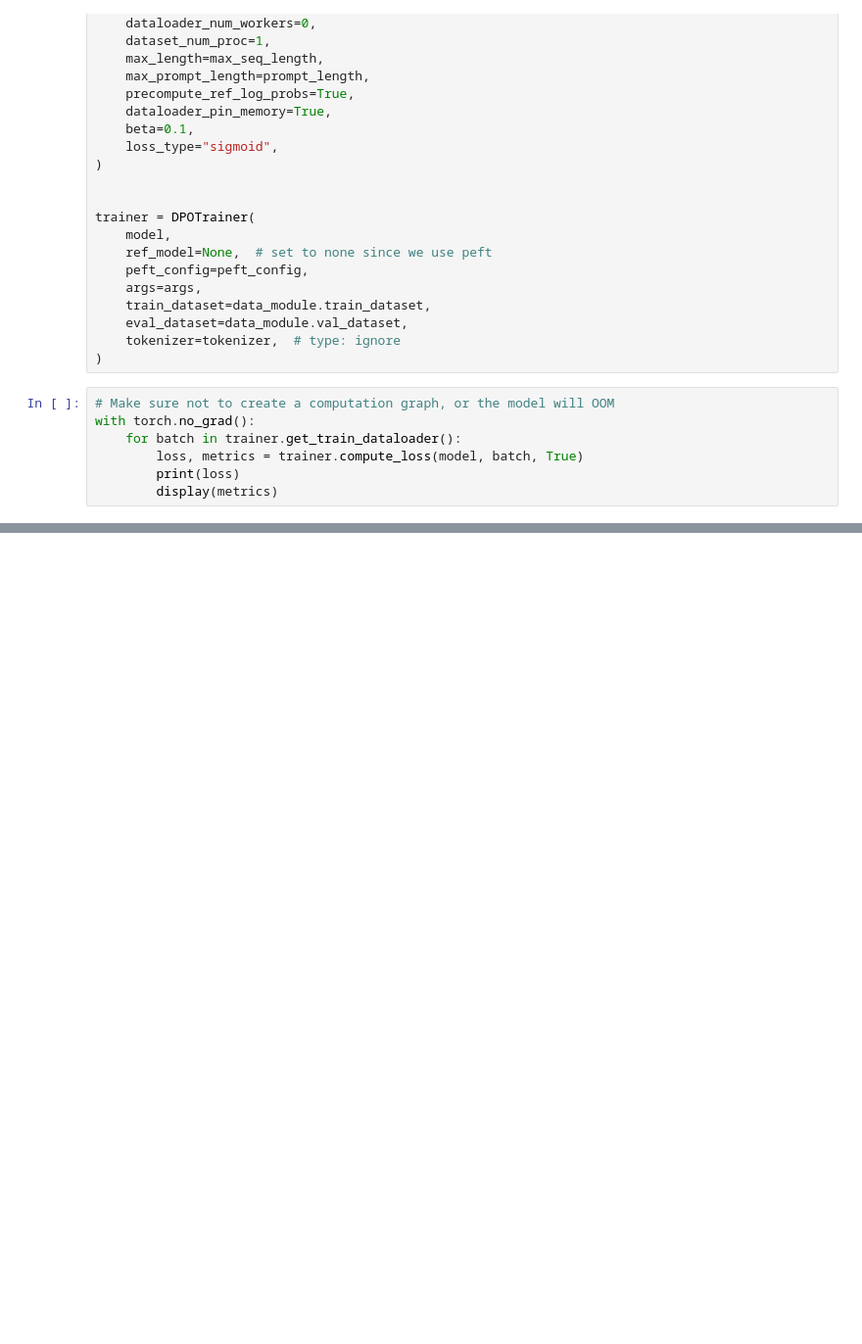
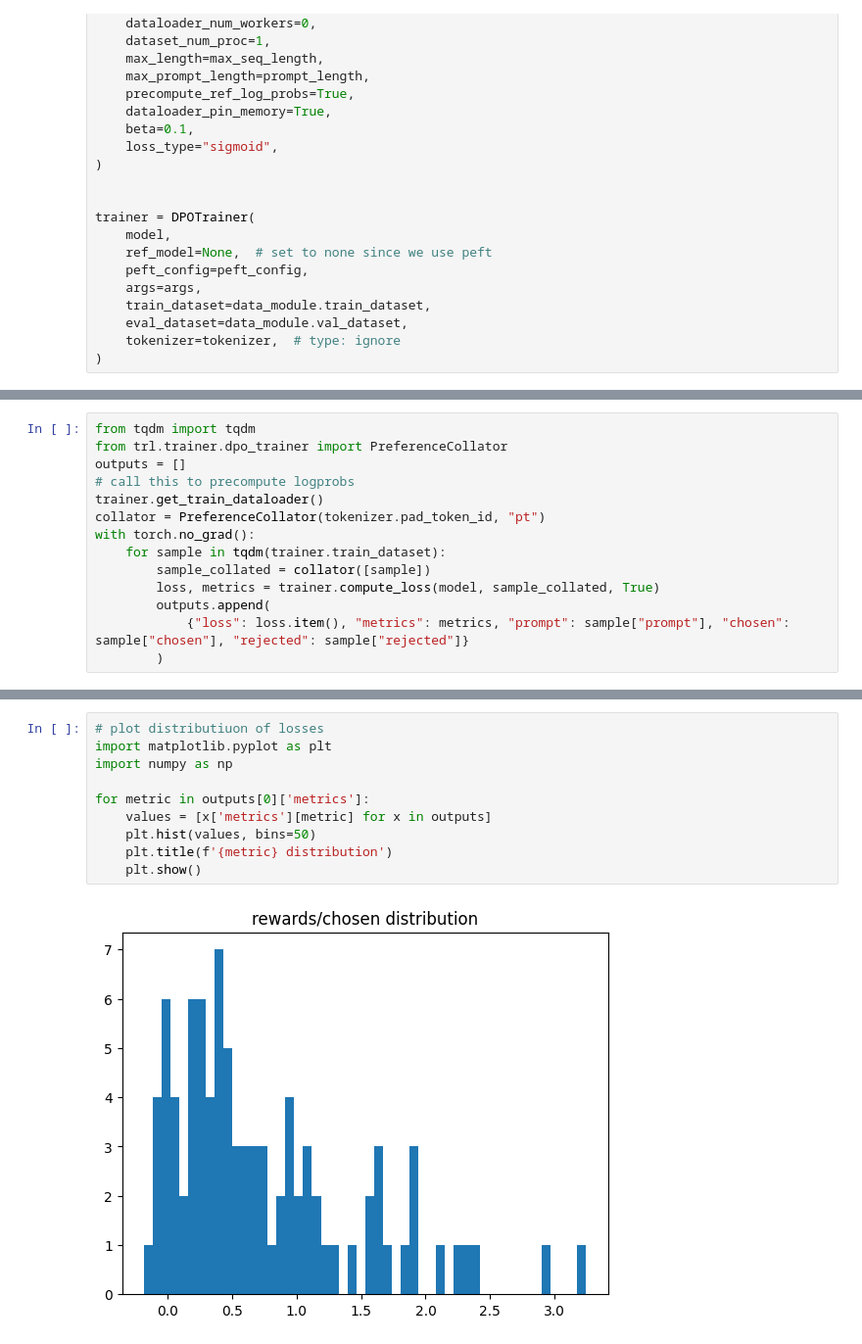
Before and after one commit to brianfitzgerald/smolmodels, a Jupyter notebook: notebooks/dpo_trainer_test.ipynb, the cells around one changed output, grey strips where cells are left out. Shown at 98% size. Saved outputs shown, nothing was run; the diff lists cells and outputs as text; blank space fills up the shorter version.

```diff
--- a/notebooks/dpo_trainer_test.ipynb
+++ b/notebooks/dpo_trainer_test.ipynb
@@ -99,10 +109,3 @@ trainer = DPOTrainer(
     eval_dataset=data_module.val_dataset,
     tokenizer=tokenizer,  # type: ignore
 )
-# %%
-# Make sure not to create a computation graph, or the model will OOM
-with torch.no_grad():
-    for batch in trainer.get_train_dataloader():
-        loss, metrics = trainer.compute_loss(model, batch, True)
-        print(loss)
-        display(metrics)
@@ -108,0 +124,14 @@ with torch.no_grad():
+# %%
+from tqdm import tqdm
+from trl.trainer.dpo_trainer import PreferenceCollator
+outputs = []
+# call this to precompute logprobs
+trainer.get_train_dataloader()
+collator = PreferenceCollator(tokenizer.pad_token_id, "pt")
+with torch.no_grad():
+    for sample in tqdm(trainer.train_dataset):
+        sample_collated = collator([sample])
+        loss, metrics = trainer.compute_loss(model, sample_collated, True)
+        outputs.append(
+            {"loss": loss.item(), "metrics": metrics, "prompt": sample["prompt"], "chosen": sample["chosen"], "rejected": sample["rejected"]}
+        )
@@ -108,0 +151,12 @@ with torch.no_grad():
+# %%
+# plot distributiuon of losses
+import matplotlib.pyplot as plt
+import numpy as np
+
+for metric in outputs[0]['metrics']:
+    values = [x['metrics'][metric] for x in outputs]
+    plt.hist(values, bins=50)
+    plt.title(f'{metric} distribution')
+    plt.show()
+# %% [output]
+[figure, added]
```
Also changed, not shown: parts of 7 cells of this notebook, 1 other file.
